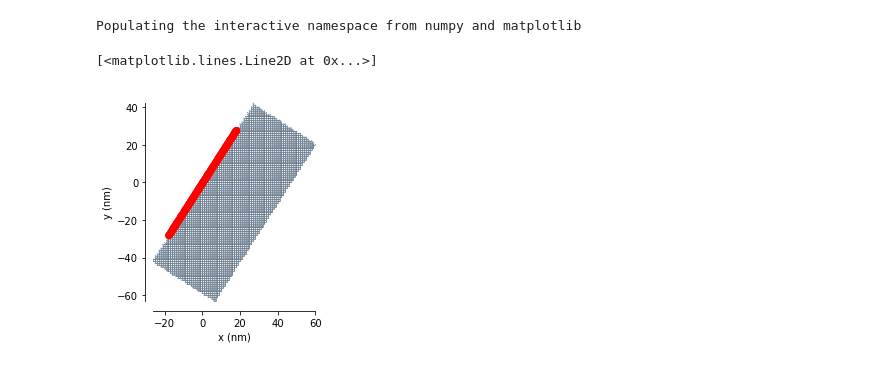
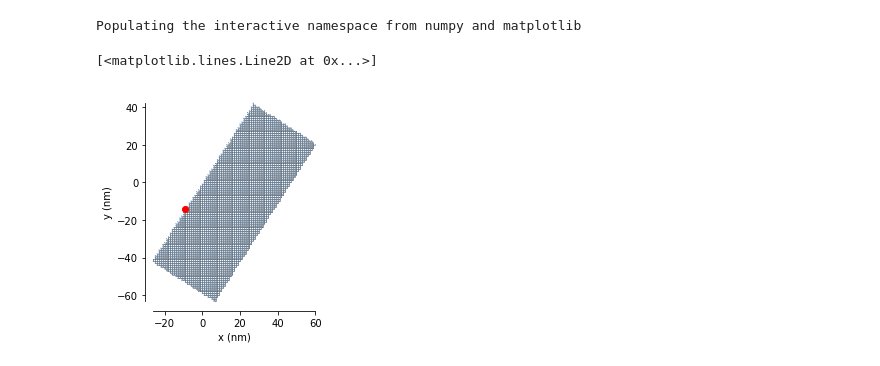
Before and after one commit to asbothjanos/Weyl_Z2_2D, a Jupyter notebook: python/Coupled_BHZedge_angle_pybinding_kpm.ipynb, the cells around one changed output. Saved outputs shown, nothing was run; the diff lists cells and outputs as text; code cells hidden in the pictures.

```diff
--- a/python/Coupled_BHZedge_angle_pybinding_kpm.ipynb
+++ b/python/Coupled_BHZedge_angle_pybinding_kpm.ipynb
@@ -59,7 +59,7 @@ def surf_dos(u=-1.5, C=0.2, phi=0, L=100, W=40, num_pts=10,
     # build pybinding model
     model = pb.Model(latt,shape)
     # positions to calculate ldos
-    pts=R@array([linspace(-L/3,L/3,num_pts),zeros(num_pts)])
+    pts=R@array([linspace(-L/6,L/6,num_pts),zeros(num_pts)])
     # prepare kpm object
     kpm=pb.kpm(model,silent=True)
 
@@ -74,9 +74,9 @@ def surf_dos(u=-1.5, C=0.2, phi=0, L=100, W=40, num_pts=10,
                            points=pts,
                            ldos_data=[kpm.calc_ldos(energy=eran,broadening=0.01,position=p) for p in pran ])
 # %%
-results=surf_dos(u=-3,C=0.001,num_pts=300,broadening=0.1,phi=1,eran=linspace(-5,5,1000))
+results=surf_dos(u=0,C=0.1,num_pts=1,broadening=0.05,phi=1,eran=linspace(-.25,.25,1000),show_tqdm=False)
 results.model.plot()
 plot(*results.points,'ro')
 # %% [output]
 [<matplotlib.lines.Line2D at 0x...>]
-[figure, old version]
+[figure, new version]
```
Also changed, not shown: parts of 6 cells of this notebook.
